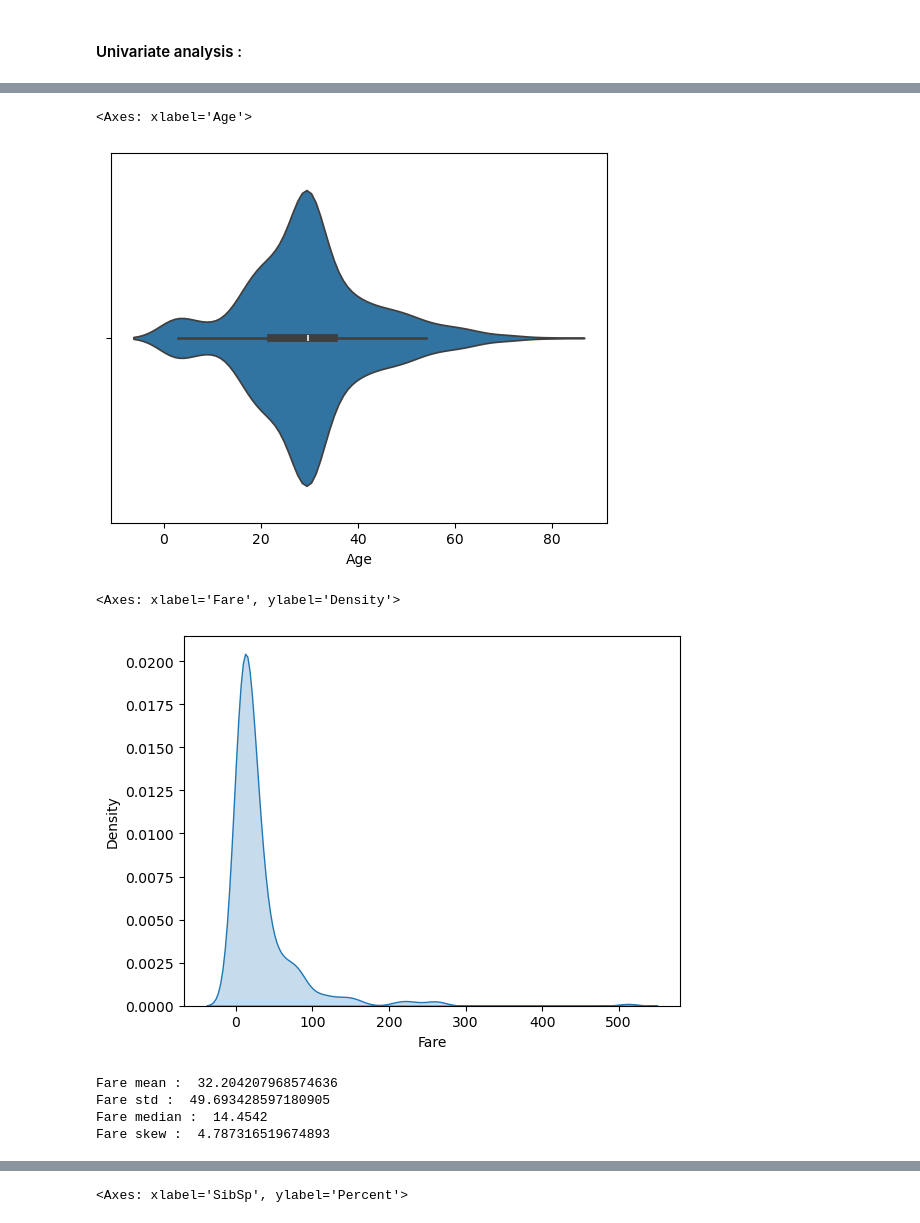
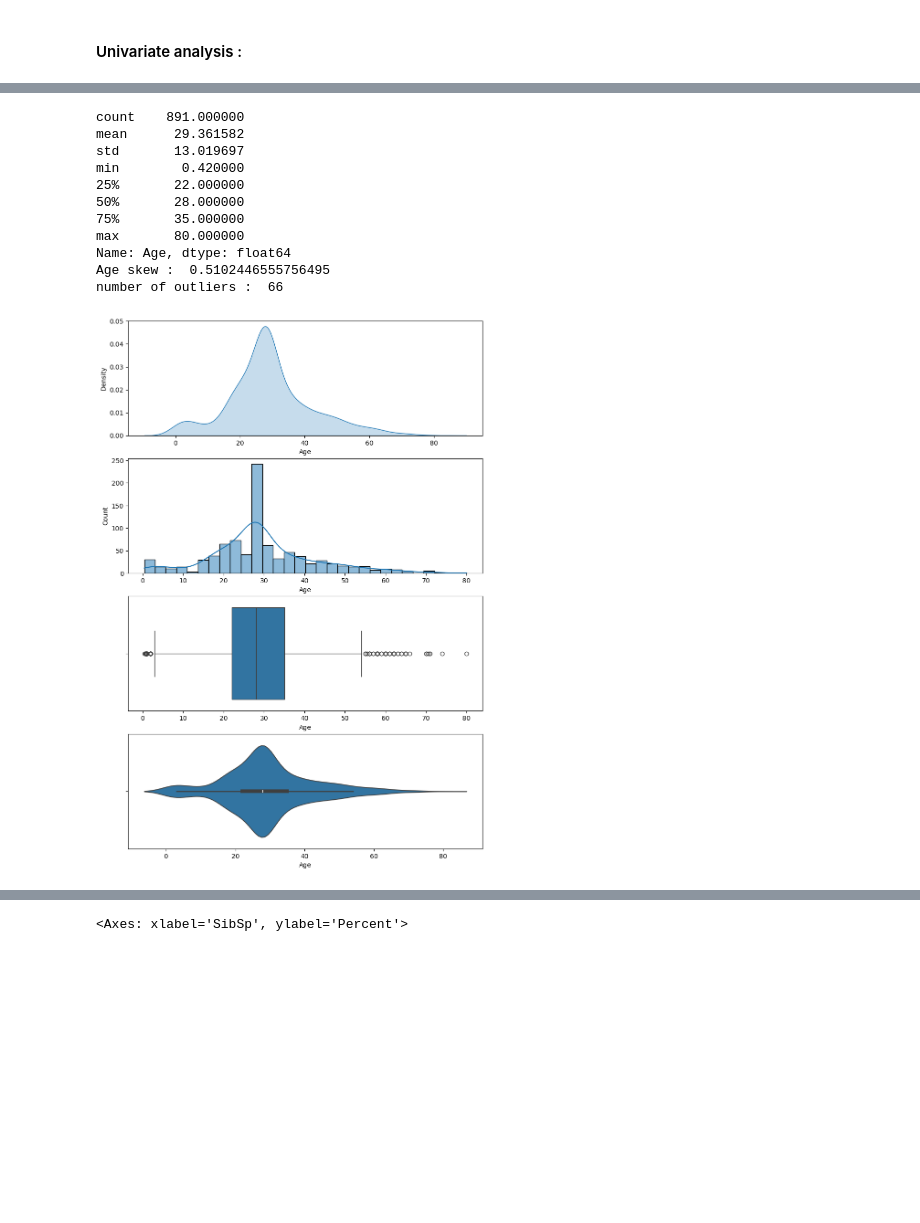
Before and after one commit to OJ658/Titanic_Survival_Prediction, a Jupyter notebook: survival_prediction.ipynb, the cells around one changed output, grey strips where cells are left out. Saved outputs shown, nothing was run; the diff lists cells and outputs as text; code cells hidden in the pictures; blank space fills up the shorter version.

```diff
--- a/survival_prediction.ipynb
+++ b/survival_prediction.ipynb
@@ -252,5 +215,0 @@ sns.boxplot(data=train_set["Age"])
-# %%
-sns.violinplot(x=train_set['Age'])
-# %% [output]
-<Axes: xlabel='Age'>
-[figure, removed]
@@ -259,17 +216,36 @@ sns.violinplot(x=df['Age'])
-# %%
-sns.kdeplot(train_set["Fare"], fill=True)
-# %% [output]
-<Axes: xlabel='Fare', ylabel='Density'>
-[figure, removed]
-# %%
-print("Fare mean : ",train_set["Fare"].mean())
-print("Fare std : ",train_set["Fare"].std())
-print("Fare median : ",train_set["Fare"].quantile(0.5))
-print("Fare skew : ",train_set["Fare"].skew())
-
-## We can see clearly that the skew of fare is huge. This could be explained by the fact that most passengers were from the third class, hence their fare were low.
-# %% [output]
-Fare mean :  32.204207968574636
-Fare std :  49.693428597180905
-Fare median :  14.4542
-Fare skew :  4.787316519674893
+# %%
+## Age
+fig, axes = plt.subplots(4, 1, figsize=(10,15))
+print(train_set["Age"].describe())
+print("Age skew : ",train_set['Age'].skew())
+sns.kdeplot(x=train_set['Age'], fill=True, ax=axes[0])
+sns.histplot(x=train_set['Age'], fill=True, kde=True, ax=axes[1])
+sns.boxplot(data=train_set, x="Age", ax=axes[2])
+sns.violinplot(data=train_set, x="Age" , fill=True, ax=axes[3])
+
+## Detecting outliers
+q1 = train_set["Age"].quantile(0.25)
+q3 = train_set["Age"].quantile(0.75)
+
+iqr = q3 - q1
+
+lower = q1 - iqr*1.5
+upper = q3 + iqr*1.5
+outliers = train_set[
+    (train_set["Age"] < lower) |
+    (train_set["Age"] > upper)
+]
+print("number of outliers : ",len(outliers) )
+# %% [output]
+count    891.000000
+mean      29.361582
+std       13.019697
+min        0.420000
+25%       22.000000
+50%       28.000000
+75%       35.000000
+max       80.000000
+Name: Age, dtype: float64
+Age skew :  0.5102446555756495
+number of outliers :  66
+[figure, added]
```
Also changed, not shown: parts of 12 cells of this notebook.
